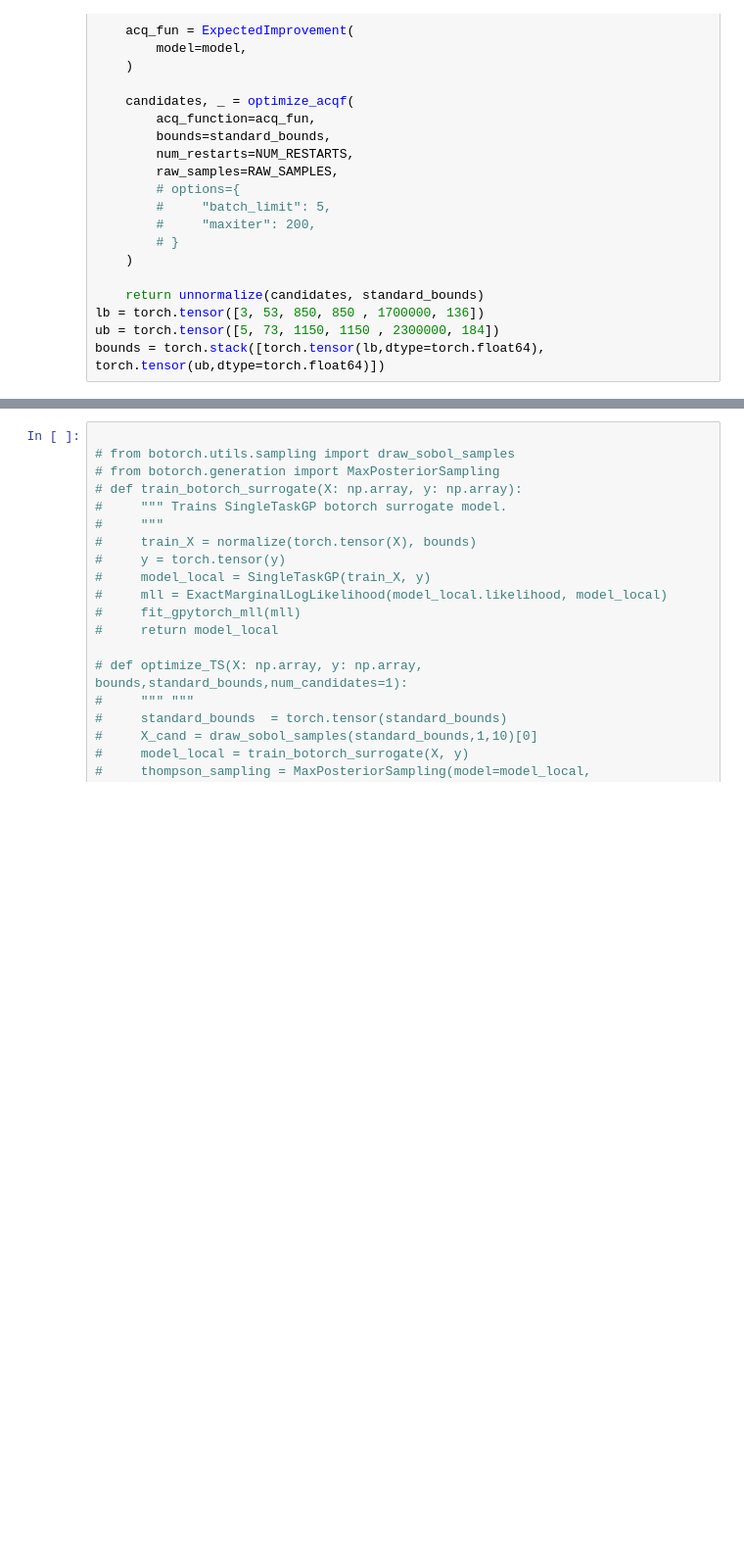
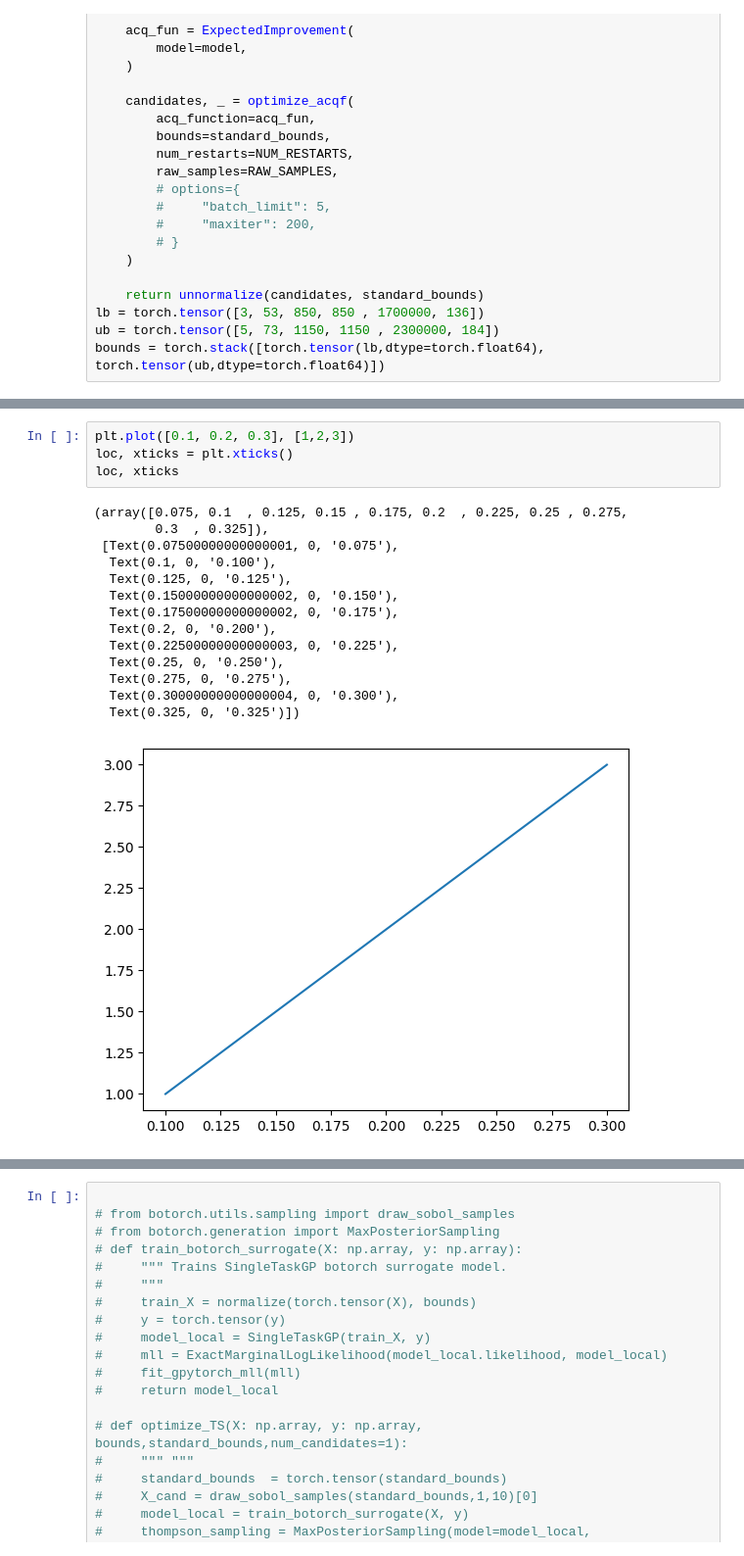
Before and after one commit to ernygati/masters_thesis_blockchain, a Jupyter notebook: diploma-optimal-blockchain.ipynb, the cells around one changed output, grey strips where cells are left out. Shown at 98% size. Cells and saved outputs as stored; diff of their text form; blank space fills up the shorter version.

```diff
--- a/diploma-optimal-blockchain.ipynb
+++ b/diploma-optimal-blockchain.ipynb
@@ -913,0 +954,19 @@ botorch_optim.optimal_points_dict
+# %%
+plt.plot([0.1, 0.2, 0.3], [1,2,3])
+loc, xticks = plt.xticks()
+loc, xticks
+# %% [output]
+(array([0.075, 0.1  , 0.125, 0.15 , 0.175, 0.2  , 0.225, 0.25 , 0.275,
+        0.3  , 0.325]),
+ [Text(0.07500000000000001, 0, '0.075'),
+  Text(0.1, 0, '0.100'),
+  Text(0.125, 0, '0.125'),
+  Text(0.15000000000000002, 0, '0.150'),
+  Text(0.17500000000000002, 0, '0.175'),
+  Text(0.2, 0, '0.200'),
+  Text(0.22500000000000003, 0, '0.225'),
+  Text(0.25, 0, '0.250'),
+  Text(0.275, 0, '0.275'),
+  Text(0.30000000000000004, 0, '0.300'),
+  Text(0.325, 0, '0.325')])
+[figure, added]
```
Also changed, not shown: parts of 41 cells of this notebook, 8 other files.
